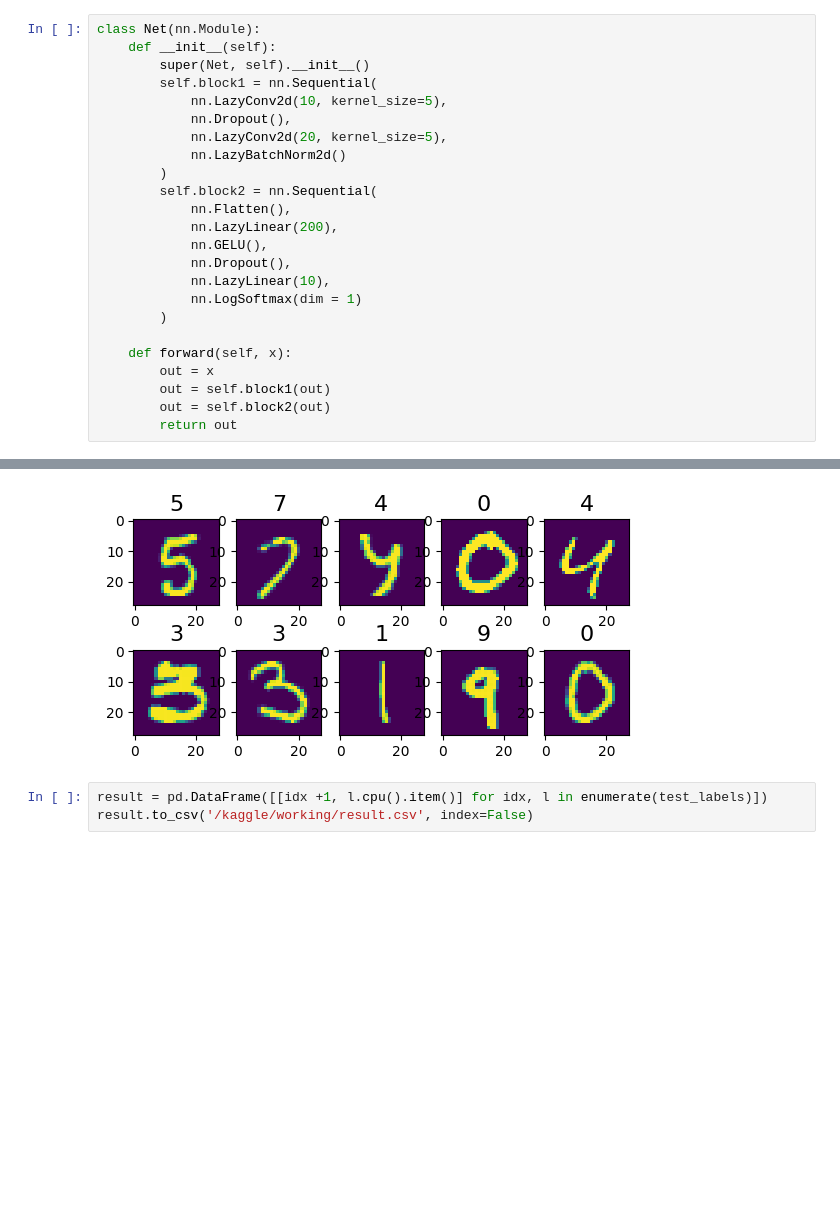
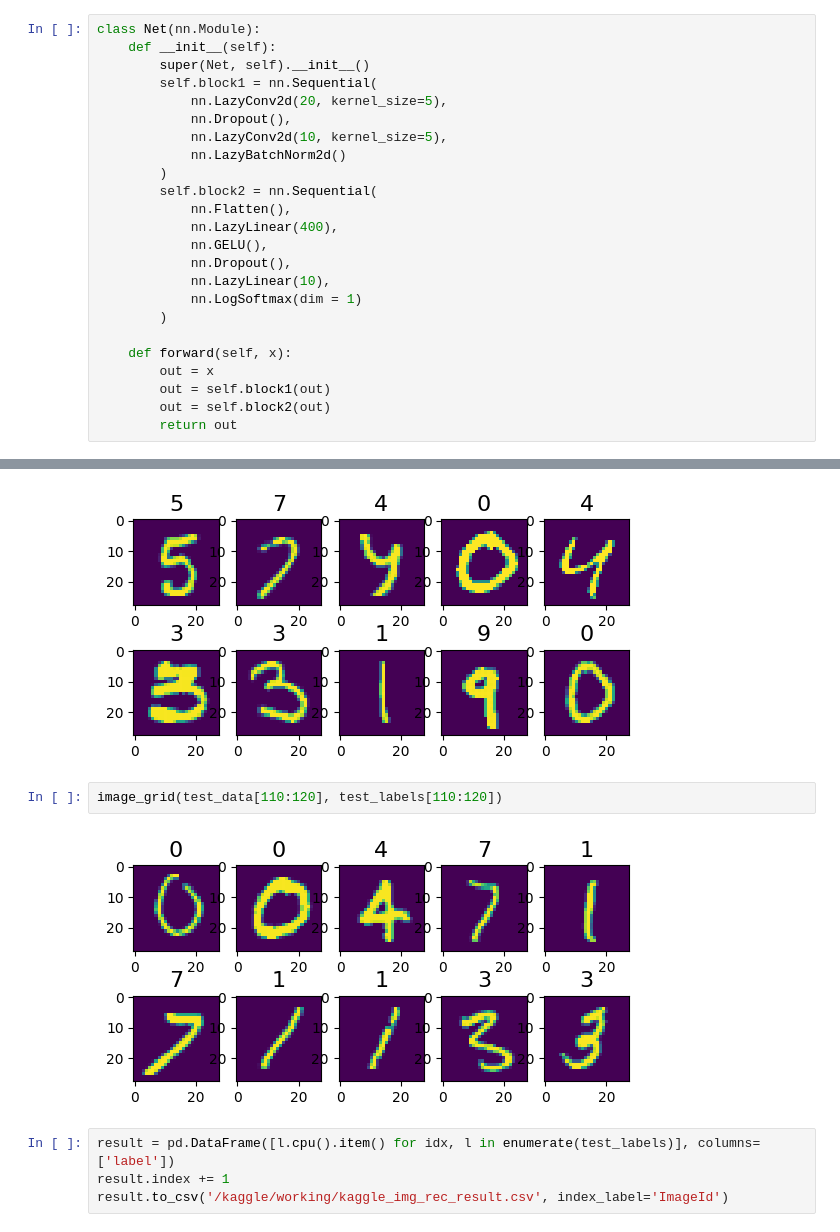
Before and after one commit to sebastianbachmaier/kaggle-notebooks, a Jupyter notebook: Digit Recognizer.ipynb, the cells around one changed output, grey strips where cells are left out. Drawn from its saved outputs; the diff is of its cells as text; blank space fills up the shorter version.

Commit message:
Kaggle Notebook | Digit Recognizer NB | Digit Recognizer

```diff
--- a/Digit Recognizer.ipynb
+++ b/Digit Recognizer.ipynb
@@ -65,14 +65,14 @@ class Net(nn.Module):
     def __init__(self):
         super(Net, self).__init__()
         self.block1 = nn.Sequential(
+            nn.LazyConv2d(20, kernel_size=5),
+            nn.Dropout(),
             nn.LazyConv2d(10, kernel_size=5),
-            nn.Dropout(),
-            nn.LazyConv2d(20, kernel_size=5),
             nn.LazyBatchNorm2d()
         )
         self.block2 = nn.Sequential(
             nn.Flatten(),
-            nn.LazyLinear(200),
+            nn.LazyLinear(400),
             nn.GELU(),
             nn.Dropout(),
             nn.LazyLinear(10),
@@ -187,6 +186,11 @@ test_labels = [torch.argmax(d) for d in network(test_data)]
 image_grid(test_data[10:20], test_labels[10:20])
 # %% [output]
 [figure]
+# %%
+image_grid(test_data[110:120], test_labels[110:120])
+# %% [output]
+[figure, added]
 # %%
-result = pd.DataFrame([[idx +1, l.cpu().item()] for idx, l in enumerate(test_labels)])
-result.to_csv('/kaggle/working/result.csv', index=False)
+result = pd.DataFrame([l.cpu().item() for idx, l in enumerate(test_labels)], columns=['label'])
+result.index += 1
+result.to_csv('/kaggle/working/kaggle_img_rec_result.csv', index_label='ImageId')
```
Also changed, not shown: parts of 4 cells of this notebook.
